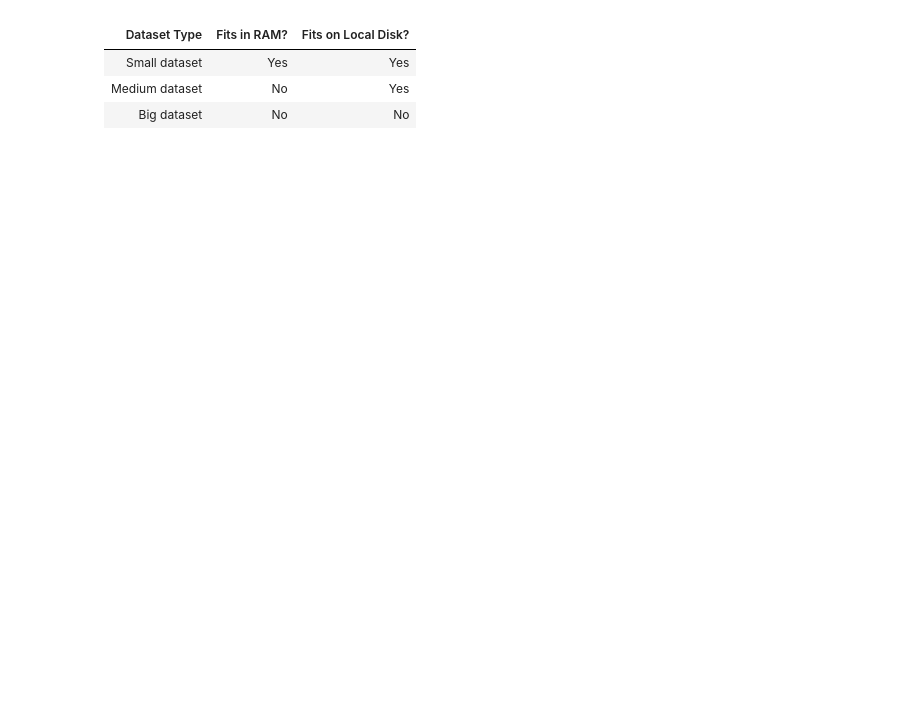
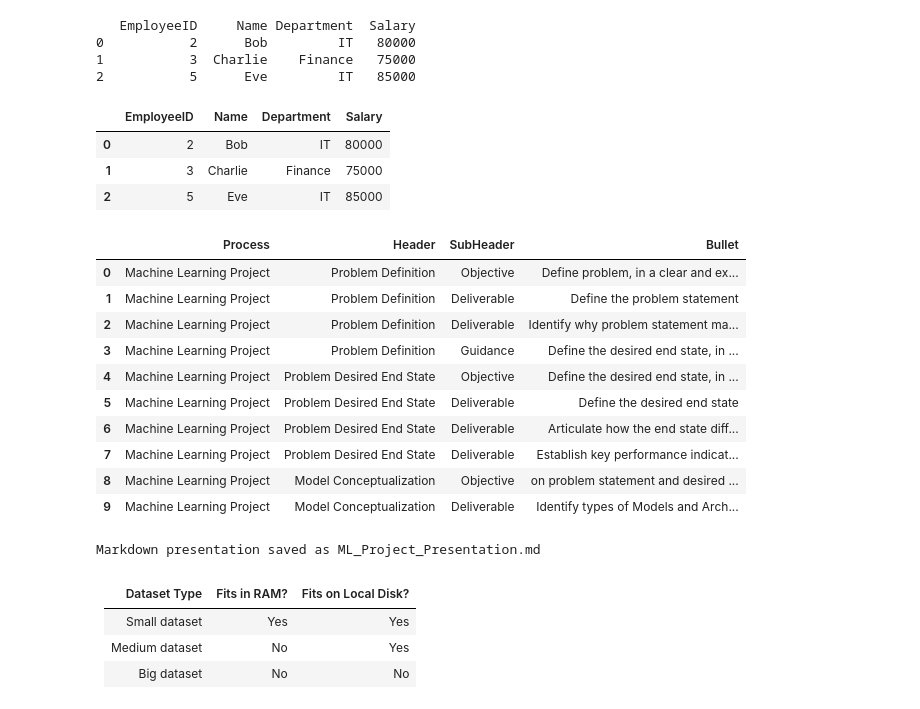
Before and after one commit to derek-dewald/Python_Tools, a Jupyter notebook: Daily Workbook.ipynb, the cells around one changed output. Drawn from its saved outputs; the diff is of its cells as text; code cells hidden in the pictures; blank space fills up the shorter version.

```diff
--- a/Daily Workbook.ipynb
+++ b/Daily Workbook.ipynb
@@ -20,0 +1,51 @@ print(df)
+# %%
+import sqlite3
+import pandas as pd
+
+# Step 1: Create an in-memory SQLite database
+conn = sqlite3.connect(":memory:")  # Temporary database stored in RAM
+cursor = conn.cursor()
+
+# Step 2: Create a sample table
+cursor.execute("""
+    CREATE TABLE Employees (
+        EmployeeID INTEGER PRIMARY KEY,
+        Name TEXT,
+        Department TEXT,
+        Salary INTEGER
+    )
+""")
+
+# Step 3: Insert sample data
+data = [
+    (1, "Alice", "HR", 60000),
+    (2, "Bob", "IT", 80000),
+    (3, "Charlie", "Finance", 75000),
+    (4, "David", "HR", 62000),
+    (5, "Eve", "IT", 85000)
+]
+
+cursor.executemany("INSERT INTO Employees VALUES (?, ?, ?, ?)", data)
+conn.commit()
+
+# Step 4: Run SQL queries
+query = "SELECT * FROM Employees WHERE Salary > 70000;"
+df = pd.read_sql_query(query, conn)
+
+# Step 5: Display results
+print(df)
+
+# Close connection
+conn.close()
+# %% [output]
+   EmployeeID     Name Department  Salary
+0           2      Bob         IT   80000
+1           3  Charlie    Finance   75000
+2           5      Eve         IT   85000
+# %%
+df
+# %% [output]
+|  | EmployeeID | Name | Department | Salary |
+| 0 | 2 | Bob | IT | 80000 |
+| 1 | 3 | Charlie | Finance | 75000 |
+| 2 | 5 | Eve | IT | 85000 |
@@ -24,6 +85,27 @@ sys.path.append("/Users/derekdewald/Documents/Python/Github_Repo/d_py_functions"
 
 import pandas as pd
 import numpy as np
+# %%
+df = pd.read_csv('https://docs.google.com/spreadsheets/d/e/2PACX-1vSbgjQNDbwl_UjsXd-zN6dCDofE_mdHJli1kPPp5bmv6gagoT8CEGMa38UWdJ4B9GHXd_ULozunfX1h/pub?output=csv')
+df.head(10)
+# %% [output]
+|  | Process | Header | SubHeader | Bullet |
+| 0 | Machine Learning Project | Problem Definition | Objective | Define problem, in a clear and ex... |
+| 1 | Machine Learning Project | Problem Definition | Deliverable | Define the problem statement |
+| 2 | Machine Learning Project | Problem Definition | Deliverable | Identify why problem statement ma... |
+| 3 | Machine Learning Project | Problem Definition | Guidance | Define the desired end state, in ... |
+| 4 | Machine Learning Project | Problem Desired End State | Objective | Define the desired end state, in ... |
+| 5 | Machine Learning Project | Problem Desired End State | Deliverable | Define the desired end state |
+| 6 | Machine Learning Project | Problem Desired End State | Deliverable | Articulate how the end state diff... |
+| 7 | Machine Learning Project | Problem Desired End State | Deliverable | Establish key performance indicat... |
+| 8 | Machine Learning Project | Model Conceptualization | Objective | on problem statement and desired ... |
+| 9 | Machine Learning Project | Model Conceptualization | Deliverable | Identify types of Models and Arch... |
+# %%
+
+# Generate Markdown file
+generate_markdown_presentation(df, "Machine Learning Project", "ML_Project_Presentation.md")
+# %% [output]
+Markdown presentation saved as ML_Project_Presentation.md
 # %%
 model = keras.models.Sequential()
 
```
Also changed, not shown: parts of 21 cells of this notebook, 8 other files.
